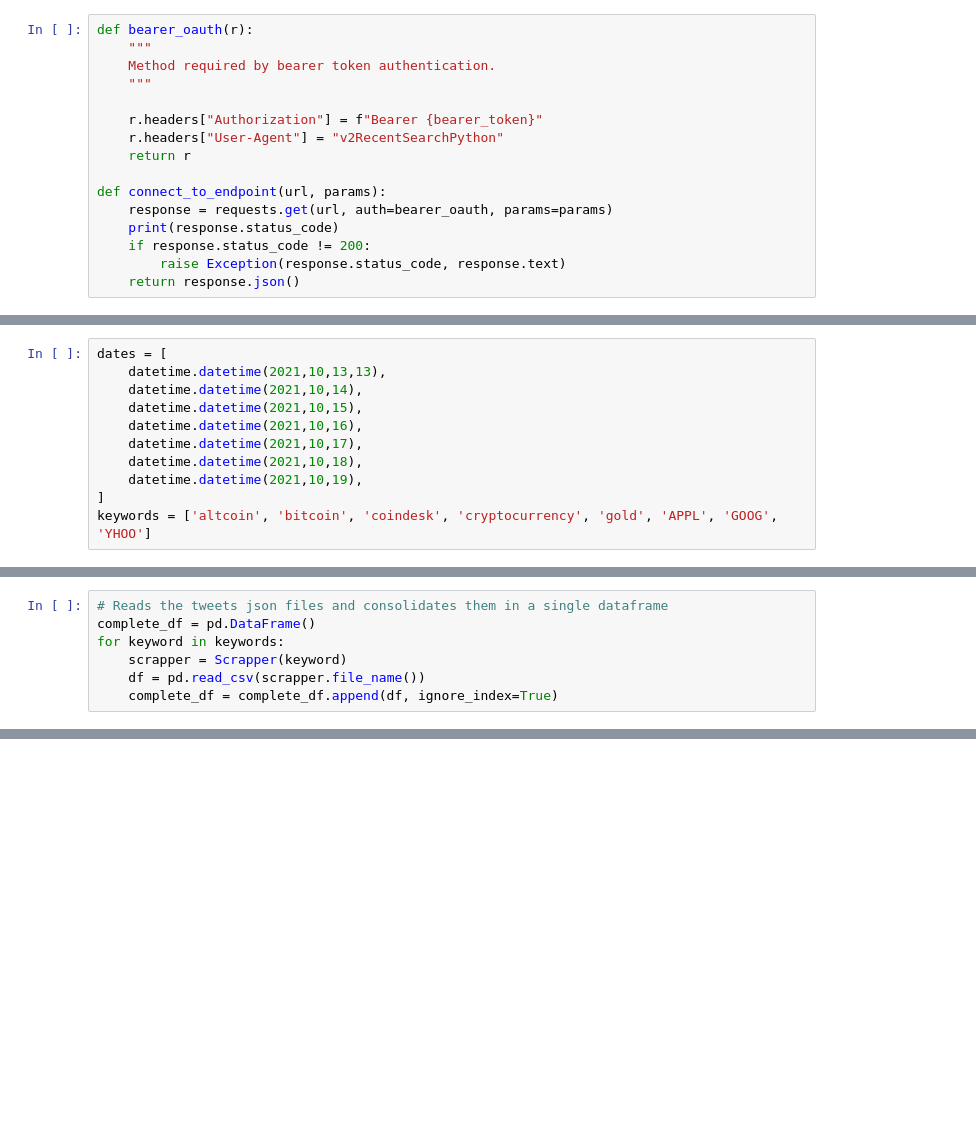
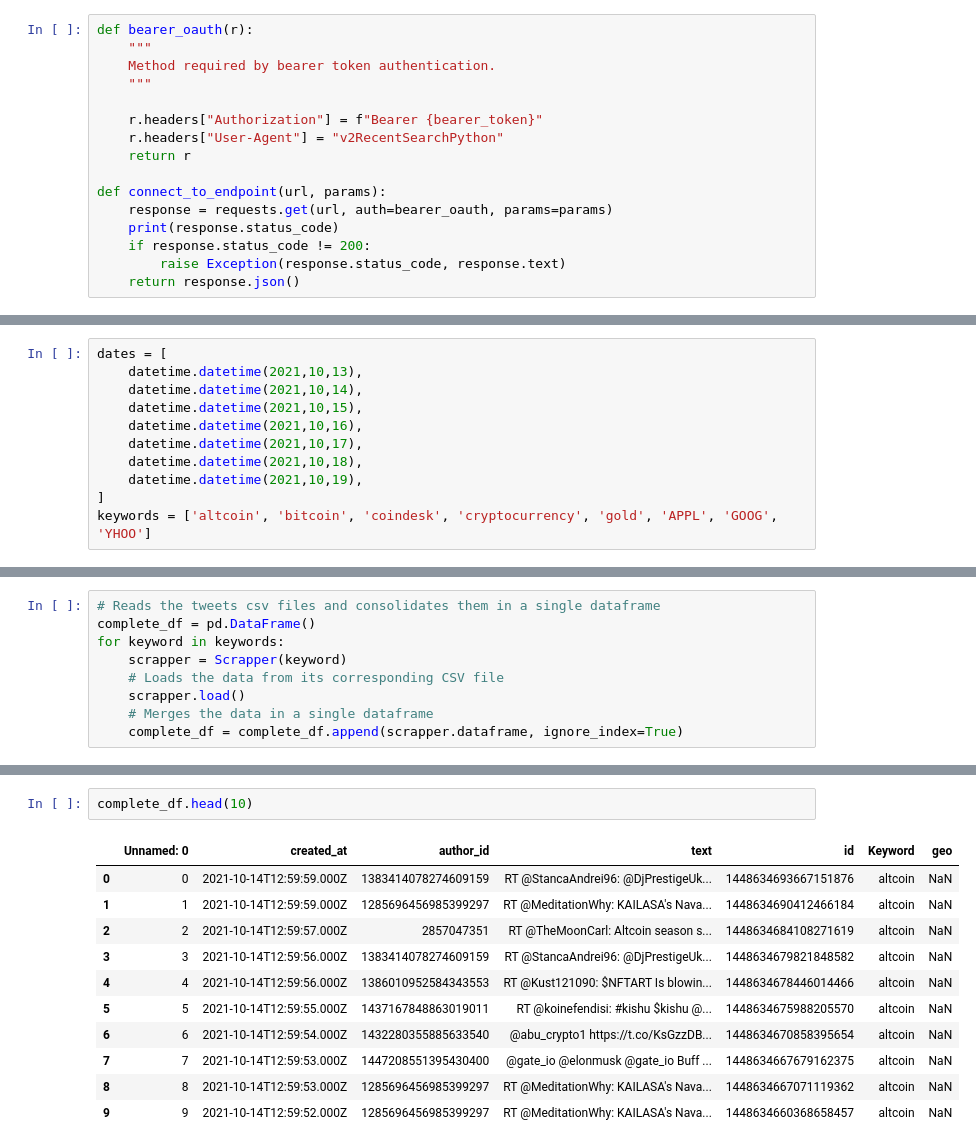
Before and after one commit to diegoortizmatajira/Data-Mining-and-Analysis, a Jupyter notebook: Assignment-01/Assignment-01.ipynb, the cells around one changed output, grey strips where cells are left out. Saved outputs shown, nothing was run; the diff lists cells and outputs as text; blank space fills up the shorter version.

```diff
--- a/Assignment-01/Assignment-01.ipynb
+++ b/Assignment-01/Assignment-01.ipynb
@@ -62,6 +54,6 @@ class Scrapper:
 # %%
 dates = [
-    datetime.datetime(2021,10,13,13),
+    datetime.datetime(2021,10,13),
     datetime.datetime(2021,10,14),
     datetime.datetime(2021,10,15),
     datetime.datetime(2021,10,16),
@@ -88,7 +135,9 @@ NameError: name 'item' is not defined
 # %%
-# Reads the tweets json files and consolidates them in a single dataframe
+# Reads the tweets csv files and consolidates them in a single dataframe
 complete_df = pd.DataFrame()
 for keyword in keywords:
     scrapper = Scrapper(keyword)
-    df = pd.read_csv(scrapper.file_name())
-    complete_df = complete_df.append(df, ignore_index=True)
+    # Loads the data from its corresponding CSV file
+    scrapper.load()
+    # Merges the data in a single dataframe
+    complete_df = complete_df.append(scrapper.dataframe, ignore_index=True)
@@ -108,0 +153,14 @@ complete_df.sample(10)
+# %%
+complete_df.head(10)
+# %% [output]
+|  | Unnamed: 0 | created_at | author_id | text | id | Keyword | geo |
+| 0 | 0 | 2021-10-14T12:59:59.000Z | 1383414078274609159 | RT @StancaAndrei96: @DjPrestigeUk... | 1448634693667151876 | altcoin | NaN |
+| 1 | 1 | 2021-10-14T12:59:59.000Z | 1285696456985399297 | RT @MeditationWhy: KAILASA's Nava... | 1448634690412466184 | altcoin | NaN |
+| 2 | 2 | 2021-10-14T12:59:57.000Z | 2857047351 | RT @TheMoonCarl: Altcoin season s... | 1448634684108271619 | altcoin | NaN |
+| 3 | 3 | 2021-10-14T12:59:56.000Z | 1383414078274609159 | RT @StancaAndrei96: @DjPrestigeUk... | 1448634679821848582 | altcoin | NaN |
+| 4 | 4 | 2021-10-14T12:59:56.000Z | 1386010952584343553 | RT @Kust121090: $NFTART Is blowin... | 1448634678446014466 | altcoin | NaN |
+| 5 | 5 | 2021-10-14T12:59:55.000Z | 1437167848863019011 | RT @koinefendisi: #kishu $kishu @... | 1448634675988205570 | altcoin | NaN |
+| 6 | 6 | 2021-10-14T12:59:54.000Z | 1432280355885633540 | @abu_crypto1 https://t.co/KsGzzDB... | 1448634670858395654 | altcoin | NaN |
+| 7 | 7 | 2021-10-14T12:59:53.000Z | 1447208551395430400 | @gate_io @elonmusk @gate_io Buff ... | 1448634667679162375 | altcoin | NaN |
+| 8 | 8 | 2021-10-14T12:59:53.000Z | 1285696456985399297 | RT @MeditationWhy: KAILASA's Nava... | 1448634667071119362 | altcoin | NaN |
+| 9 | 9 | 2021-10-14T12:59:52.000Z | 1285696456985399297 | RT @MeditationWhy: KAILASA's Nava... | 1448634660368658457 | altcoin | NaN |
```
Also changed, not shown: parts of 20 cells of this notebook, 5 other files.
